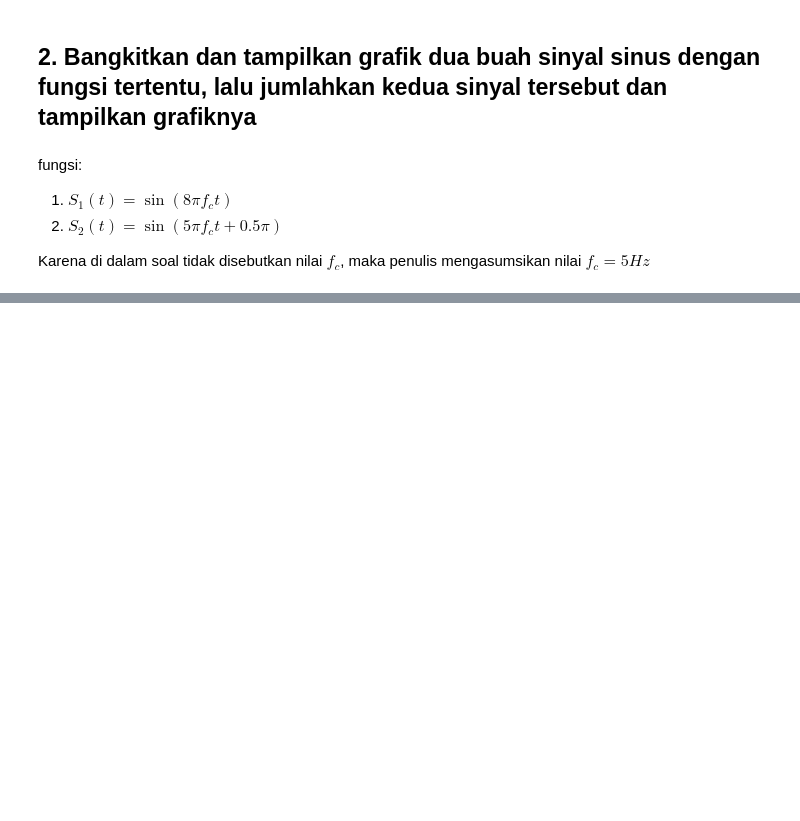
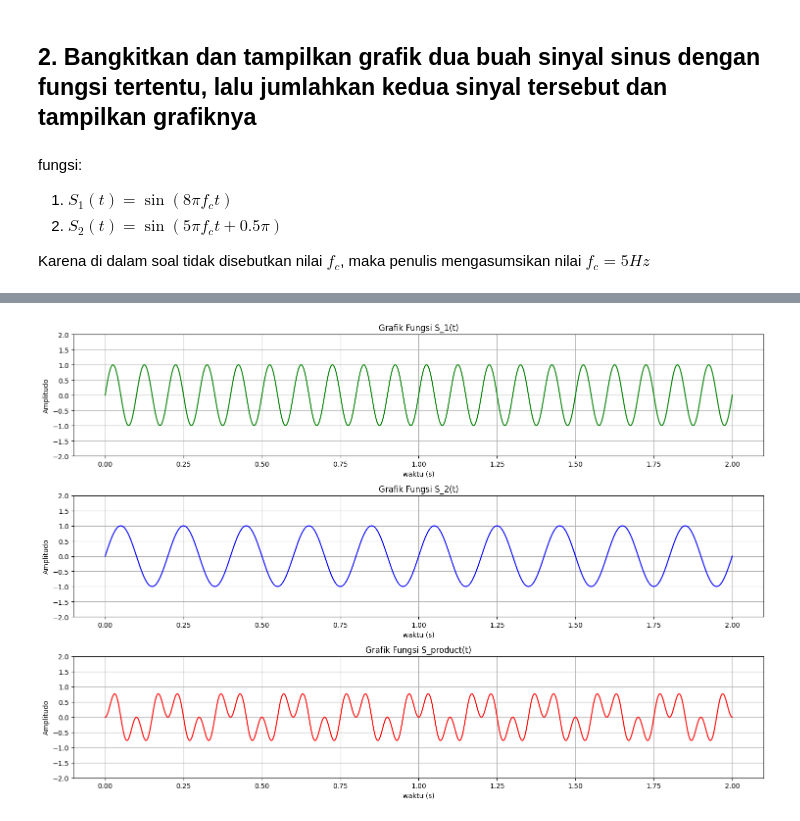
Before and after one commit to Dzuumirrah/Isyarat-dan-Sistem, a Jupyter notebook: tugas-1-week1/answer-notebook.ipynb, the cells around one changed output, grey strips where cells are left out. Cells and saved outputs as stored; diff of their text form; code cells hidden in the pictures; blank space fills up the shorter version.

```diff
--- a/tugas-1-week1/answer-notebook.ipynb
+++ b/tugas-1-week1/answer-notebook.ipynb
@@ -217,0 +228,43 @@ plt.show()
+# %%
+# Pembuatan grafik tiap fungsi
+# Deklarasi variabel
+f_c = 10                         # satuan Hz
+f_s = 2
+t = np.linspace(0, 2, 1000)     # Range dari 0 - 2 sec.
+
+# Deklarasi fungsi
+s_t1 = sin(2 * pi * f_c * t)
+s_t2 = sin(5 * pi * f_s * t)
+s_product = s_t1 * s_t2
+
+# Konfigurasi sub plot
+fig, axs = plt.subplots(3, 1, figsize=(15,10))
+
+
+# Grafik s_1(t)
+axs[0].set_ylim(-2,2)
+axs[0].set_title("Grafik Fungsi S_1(t)")
+axs[0].set_xlabel("waktu (s)")
+axs[0].set_ylabel("Amplitudo")
+axs[0].plot(t, s_t1, color="green")
+axs[0].grid(True)
+
+# Grafik s_1(t)
+axs[1].set_ylim(-2,2)
+axs[1].set_title("Grafik Fungsi S_2(t)")
+axs[1].set_xlabel("waktu (s)")
+axs[1].set_ylabel("Amplitudo")
+axs[1].plot(t, s_t2, color="blue")
+axs[1].grid(True)
+
+# Grafik penjumlahan kedua fungsi sebelumnya
+axs[2].set_ylim(-2,2)
+axs[2].set_title("Grafik Fungsi S_product(t)")
+axs[2].set_xlabel("waktu (s)")
+axs[2].set_ylabel("Amplitudo")
+axs[2].plot(t, s_product, color="red")
+axs[2].grid(True)
+plt.tight_layout()
+plt.show()
+# %% [output]
+[figure, added]
```
Also changed, not shown: parts of 9 cells of this notebook.
